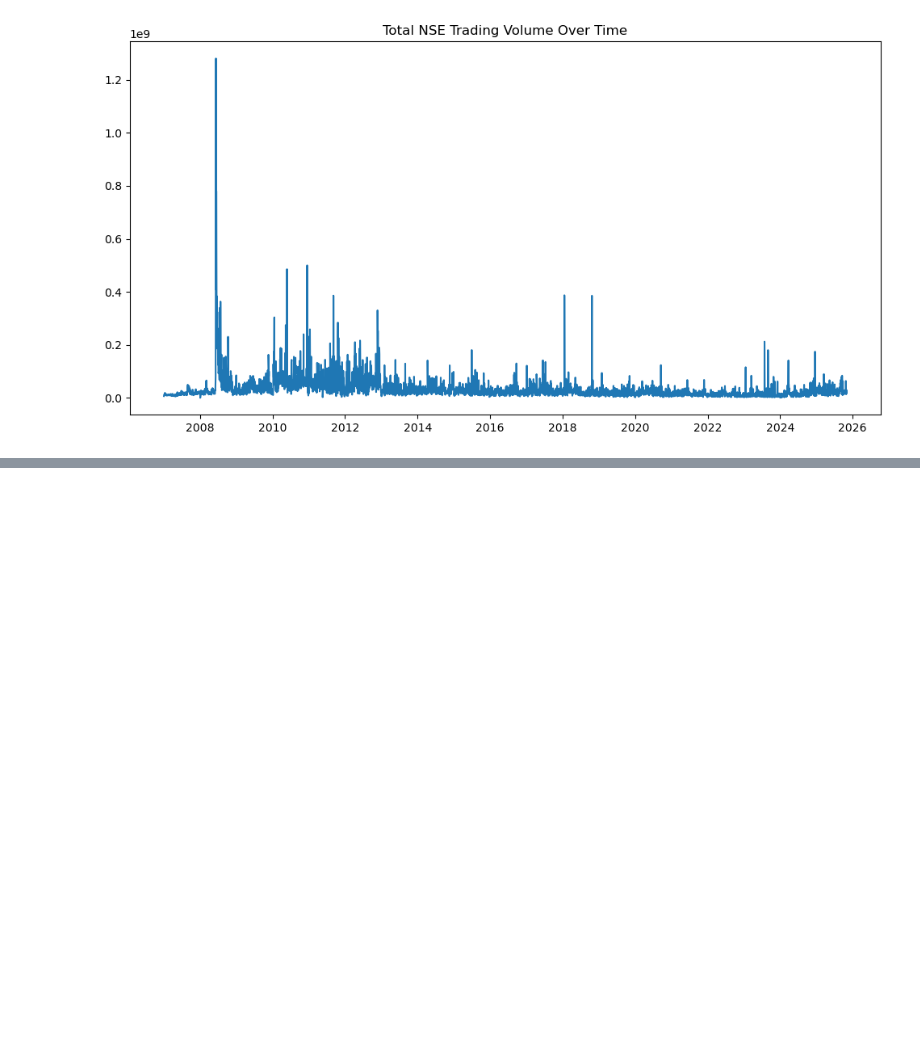
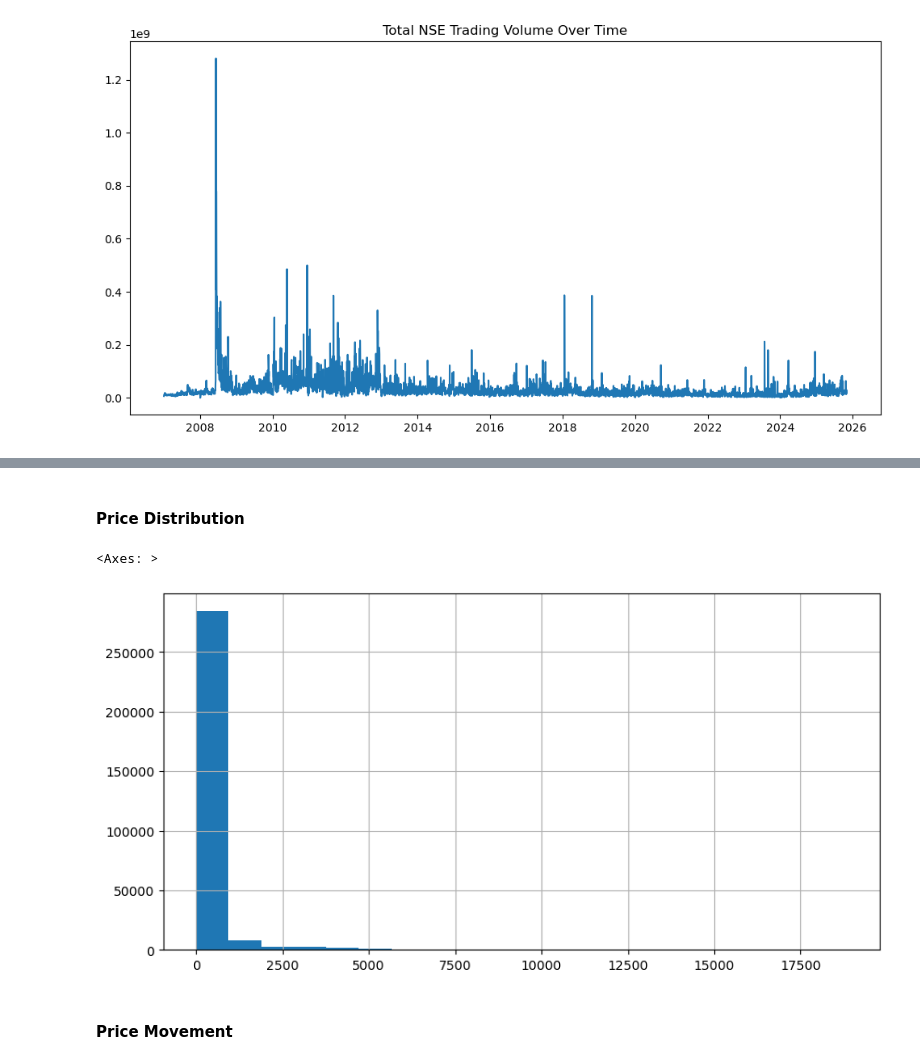
Before and after one commit to Assesa44/Stock-Market-Prediction, a Jupyter notebook: notebooks/business_understanding.ipynb, the cells around one changed output, grey strips where cells are left out. Drawn from its saved outputs; the diff is of its cells as text; code cells hidden in the pictures; blank space fills up the shorter version.

```diff
--- a/notebooks/business_understanding.ipynb
+++ b/notebooks/business_understanding.ipynb
@@ -903,0 +902,9 @@ Name: date, Length: 26274, dtype: object
+# %% [markdown]
+#### Price Distribution
+# %%
+cleaning_df['day_price'].hist(bins= 20, figsize=(10,5))
+# %% [output]
+<Axes: >
+[figure, added]
+# %% [markdown]
+#### Price Movement
```
Also changed, not shown: parts of 18 cells of this notebook.
